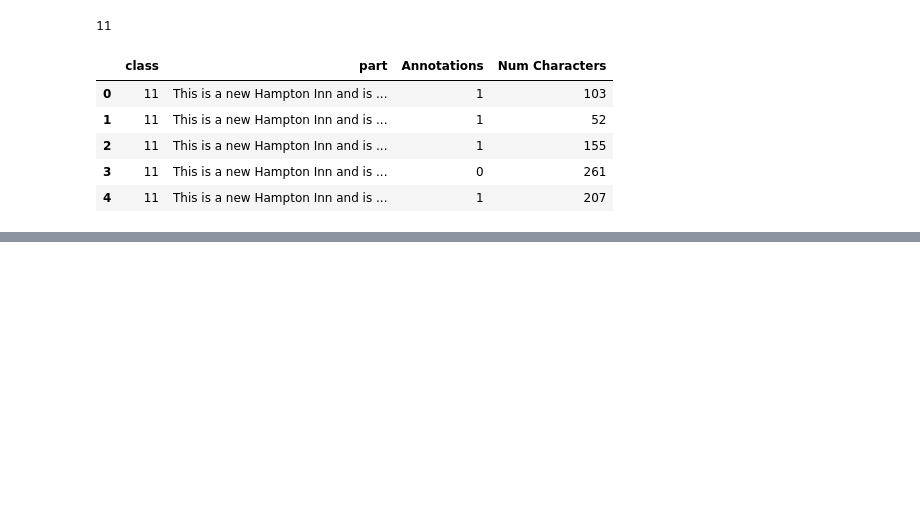
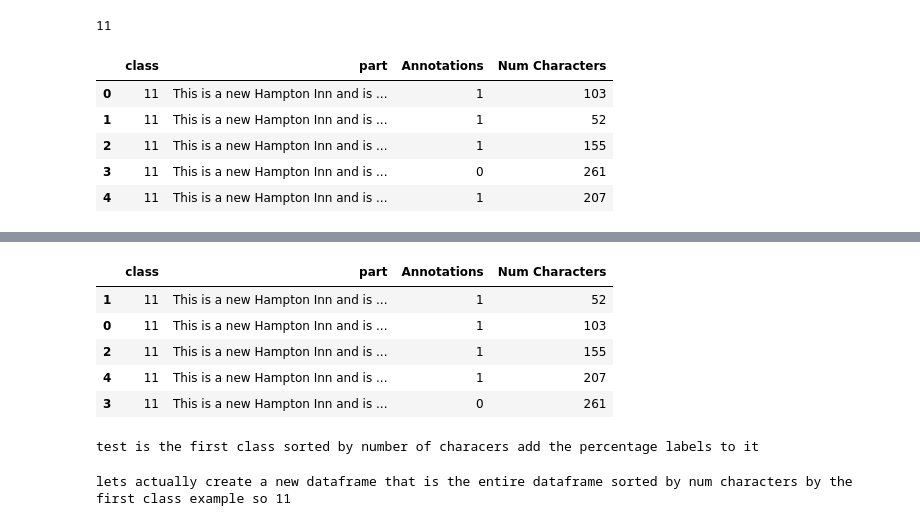
Before and after one commit to e-d-p-9/Hotel-Reviews, a Jupyter notebook: task2/hotel_sub_1_add_percentage.ipynb, the cells around one changed output, grey strips where cells are left out. Drawn from its saved outputs; the diff is of its cells as text; code cells hidden in the pictures; blank space fills up the shorter version.

```diff
--- a/task2/hotel_sub_1_add_percentage.ipynb
+++ b/task2/hotel_sub_1_add_percentage.ipynb
@@ -176,0 +194,18 @@ test_frame
+# %%
+test = df.loc[df['class'] == unique_values[0]].sort_values(by='Num Characters')
+test
+# %% [output]
+|  | class | part | Annotations | Num Characters |
+| 1 | 11 | This is a new Hampton Inn and is ... | 1 | 52 |
+| 0 | 11 | This is a new Hampton Inn and is ... | 1 | 103 |
+| 2 | 11 | This is a new Hampton Inn and is ... | 1 | 155 |
+| 4 | 11 | This is a new Hampton Inn and is ... | 1 | 207 |
+| 3 | 11 | This is a new Hampton Inn and is ... | 0 | 261 |
+# %%
+print("test is the first class sorted by number of characers add the percentage labels to it")
+# %% [output]
+test is the first class sorted by number of characers add the percentage labels to it
+# %%
+print("lets actually create a new dataframe that is the entire dataframe sorted by num characters by the first class example so 11")
+# %% [output]
+lets actually create a new dataframe that is the entire dataframe sorted by num characters by the first class example so 11
```
Also changed, not shown: parts of 14 cells of this notebook.
